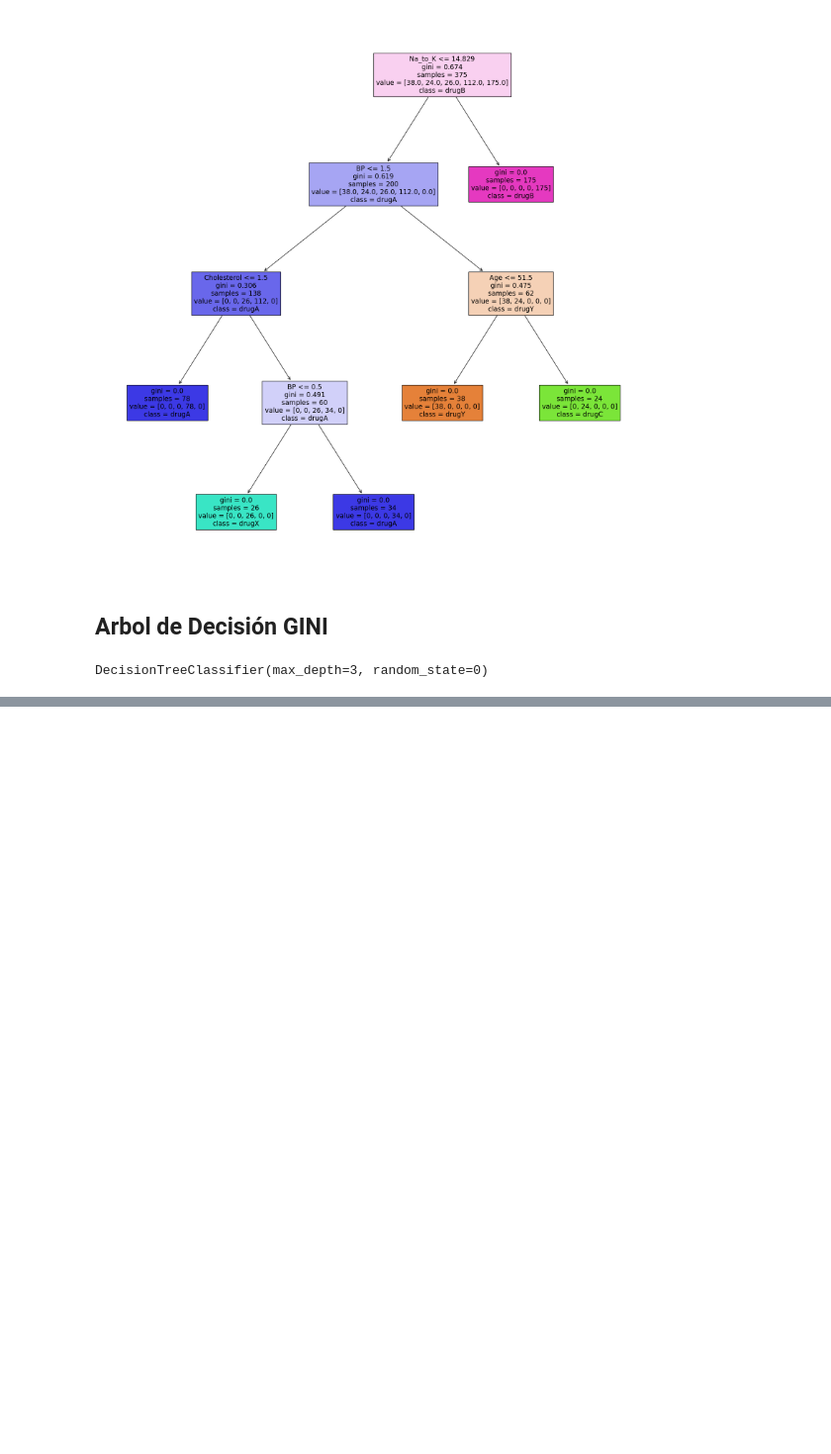
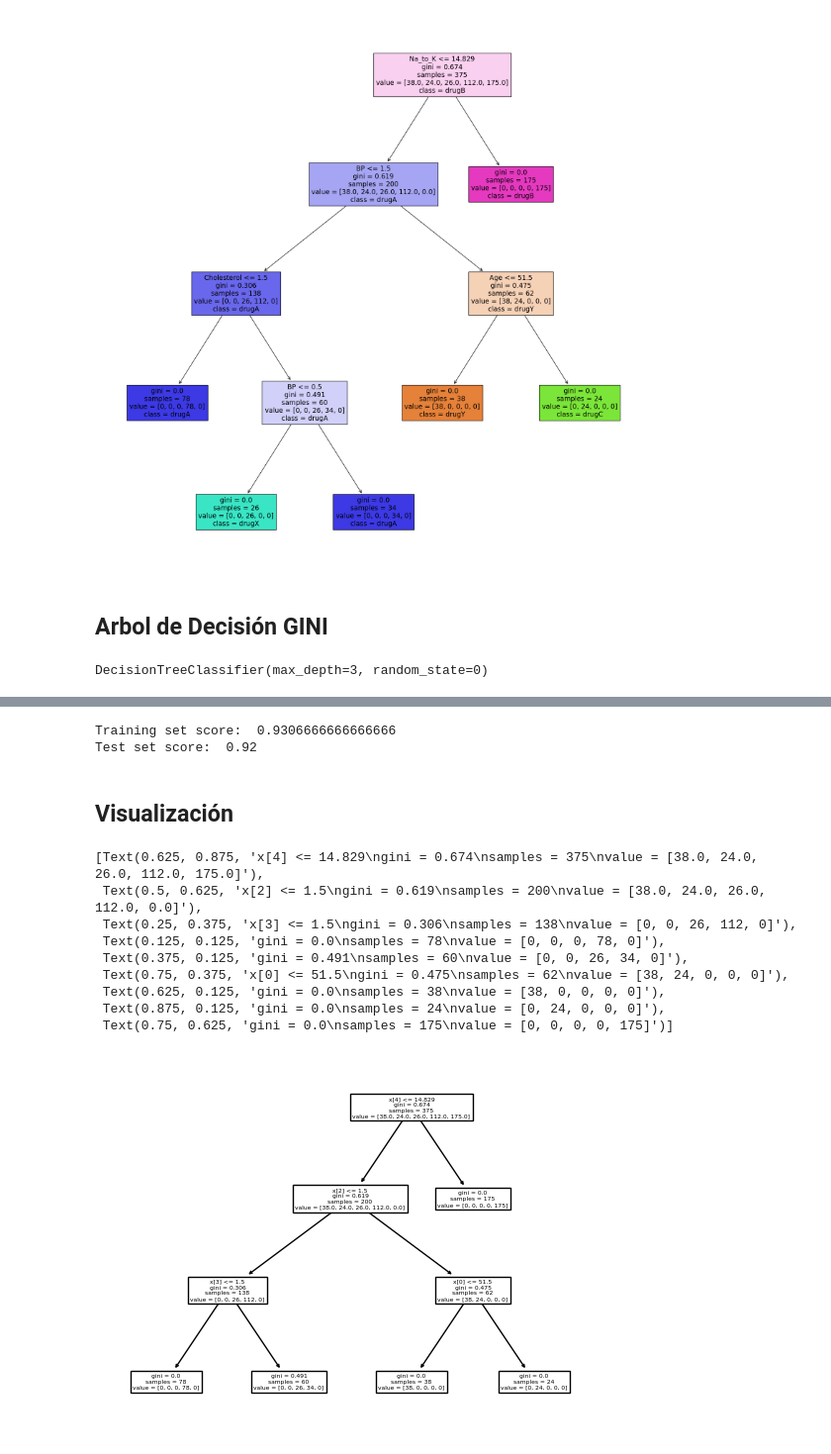
Before and after one commit to Gegdgt/HDT3_Mineria, a Jupyter notebook: HDT3.ipynb, the cells around one changed output, grey strips where cells are left out. Shown: that part at 99% size. Saved outputs shown, nothing was run; the diff lists cells and outputs as text; code cells hidden in the pictures; blank space fills up the shorter version.

```diff
--- a/HDT3.ipynb
+++ b/HDT3.ipynb
@@ -250,0 +235,21 @@ print('Training-set accuracy score: ', accuracy_pred_train_gini)
+# %%
+print("Training set score: ", clf_gini.score(x_train, y_train))
+print("Test set score: ", clf_gini.score(x_test, y_test))
+# %% [output]
+Training set score:  0.9306666666666666
+Test set score:  0.92
+# %% [markdown]
+## Visualización
+# %%
+tree.plot_tree(clf_gini.fit(x_train, y_train))
+# %% [output]
+[Text(0.625, 0.875, 'x[4] <= 14.829\ngini = 0.674\nsamples = 375\nvalue = [38.0, 24.0, 26.0, 112.0, 175.0]'),
+ Text(0.5, 0.625, 'x[2] <= 1.5\ngini = 0.619\nsamples = 200\nvalue = [38.0, 24.0, 26.0, 112.0, 0.0]'),
+ Text(0.25, 0.375, 'x[3] <= 1.5\ngini = 0.306\nsamples = 138\nvalue = [0, 0, 26, 112, 0]'),
+ Text(0.125, 0.125, 'gini = 0.0\nsamples = 78\nvalue = [0, 0, 0, 78, 0]'),
+ Text(0.375, 0.125, 'gini = 0.491\nsamples = 60\nvalue = [0, 0, 26, 34, 0]'),
+ Text(0.75, 0.375, 'x[0] <= 51.5\ngini = 0.475\nsamples = 62\nvalue = [38, 24, 0, 0, 0]'),
+ Text(0.625, 0.125, 'gini = 0.0\nsamples = 38\nvalue = [38, 0, 0, 0, 0]'),
+ Text(0.875, 0.125, 'gini = 0.0\nsamples = 24\nvalue = [0, 24, 0, 0, 0]'),
+ Text(0.75, 0.625, 'gini = 0.0\nsamples = 175\nvalue = [0, 0, 0, 0, 175]')]
+[figure, added]
```
Also changed, not shown: parts of 4 cells of this notebook.
